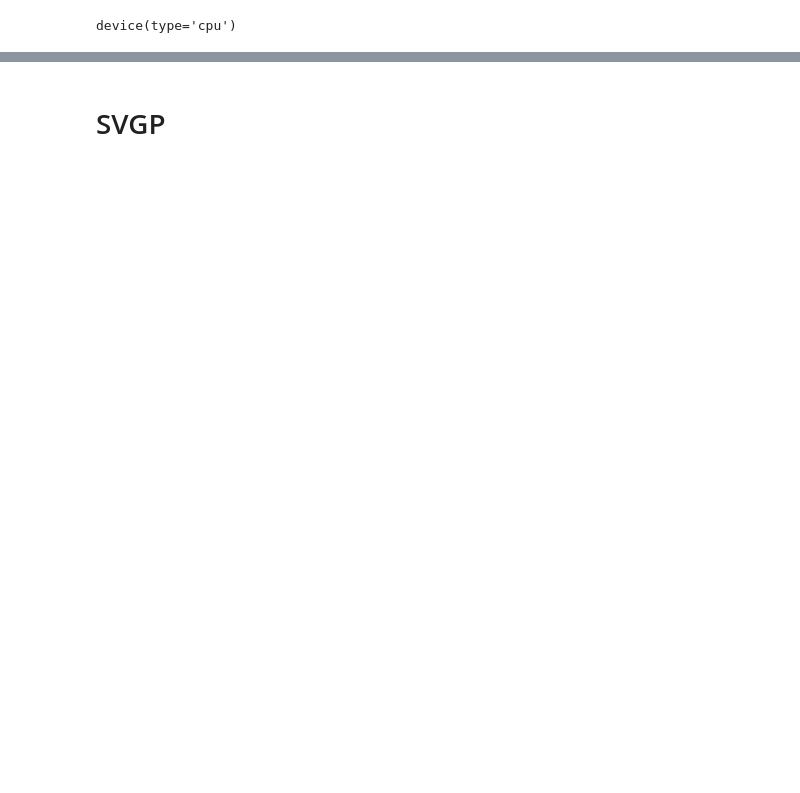
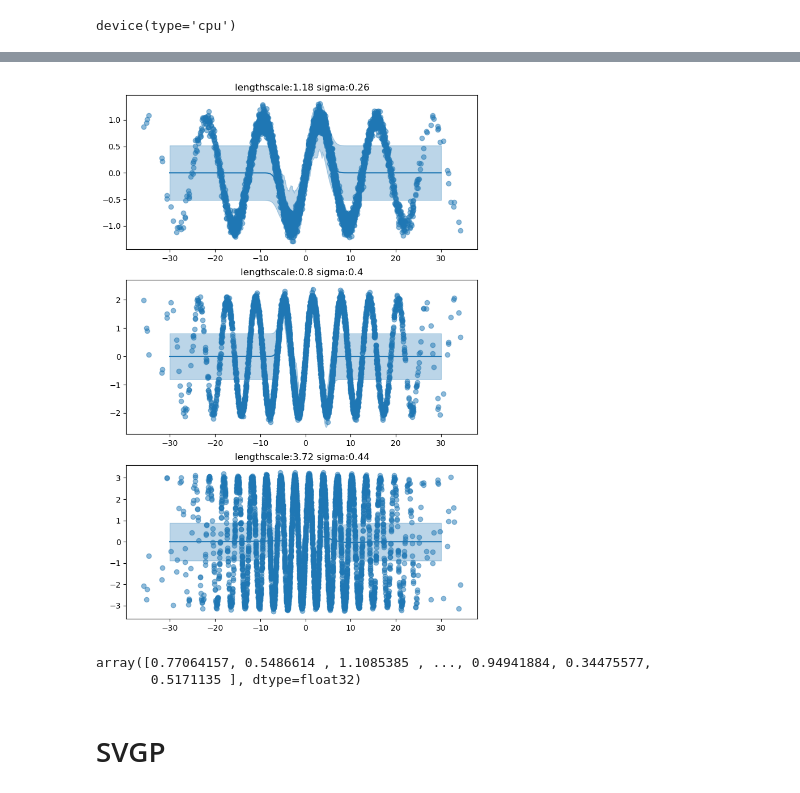
Before and after one commit to luisdiaz1997/GPzoo, a Jupyter notebook: notebooks/vnngp_multiple_gps.ipynb, the cells around one changed output, grey strips where cells are left out. Drawn from its saved outputs; the diff is of its cells as text; code cells hidden in the pictures; blank space fills up the shorter version.

```diff
--- a/notebooks/vnngp_multiple_gps.ipynb
+++ b/notebooks/vnngp_multiple_gps.ipynb
@@ -73,20 +84,22 @@ exp_data = {
     'time' : []
 }
 # %%
-for i in range(len(num_N)):
-    X, Y = make_data(D=3, N=num_N[i])
+torch.manual_seed(21)
+
+for i in range(1):
+    X, Y = make_data(D=3, N=5000)
     X = X[:, None]
 
     # initialize dictionary
     L = 3
     M = 1000
 
-    idx = torch.multinomial(torch.ones(X.shape[0]), num_samples=M, replacement=False)
+    dx = torch.multinomial(torch.ones(X.shape[0]), num_samples=M, replacement=False)
     kernel = NSF_RBF(L=L, sigma=1.0, lengthscale=5.0)
     gp = VNNGP(kernel, M=M, jitter=1e-1, K=5)
     gp.Lu = nn.Parameter(torch.eye(M).expand(L, M, M).clone())
     gp.mu = nn.Parameter(torch.randn((L, M)))
-    gp.Z = nn.Parameter(torch.tensor(X[idx]), requires_grad=True) # ADJUST
+    #gp.Z = nn.Parameter(torch.tensor(X[idx]), requires_grad=True) # ADJUST
 
     # update data dictionary
     exp_data['L'].append(L)
@@ -104,20 +117,21 @@ for i in range(len(num_N)):
 
     model.to(device)
     start_time = time.time()
-    losses, means, scales = train(model, optimizer, X_train, Y_train, device, steps=2000, E=10)
+    losses, means, scales = train(model, optimizer, X_train, Y_train, device, steps=1000, E=10)
     end_time = time.time()
     final_time = end_time - start_time
     exp_data['time'].append(final_time)
 
+
     # save losses
     fig1, ax1 = plt.subplots()
     plt.plot(losses)
-    fig1.savefig(f'{alg}_N={num_N[i]}_Z={M}_loss.png')
-    plt.close(fig1)
+    #fig1.savefig(f'{alg}_N={num_N[i]}_Z={M}_loss.png')
+    #plt.close(fig1)
 
     # save test figure
     model.cpu()
-    X_test= torch.linspace(-30, 30, 1000)[:, None]
+    X_test= torch.linspace(-30, 30, 2000)[:, None]
     qF, qU, pU = model.gp(X_test)
 
     fig2, ax2 = plt.subplots(3, 1, figsize=(8, 12))
@@ -135,7 +149,7 @@ for i in range(len(num_N)):
             alpha=0.3,
         )
       ax.set_title('lengthscale:'+str(np.round(model.gp.kernel.lengthscale[j].item(), 2))+' sigma:'+str(np.round(model.gp.kernel.sigma[j].item(), 2)))
-    fig2.savefig(f'{alg}_N={num_N[i]}_Z={M}_test.png')
+    #fig2.savefig(f'{alg}_N={num_N[i]}_Z={M}_test.png')
 
     # save model
-    torch.save(model.state_dict(), f'{alg}_N={num_N[i]}_Z={M}.pth')
+   #torch.save(model.state_dict(), f'{alg}_N={num_N[i]}_Z={M}.pth')
@@ -141,0 +201,27 @@ for i in range(len(num_N)):
+# %%
+# save test figure
+model.cpu()
+X_test= torch.linspace(-30, 30, 1000)[:, None]
+qF, qU, pU = model.gp(X_test)
+
+fig2, ax2 = plt.subplots(3, 1, figsize=(8, 12))
+for j in range(3):
+  ax = ax2[j]  # Use the ith subplot's axes for plotting
+  mean = qF.mean.detach().cpu().numpy()[j]
+  sd = qF.scale.detach().cpu().numpy()[j]
+  ax.plot(X_test, mean)
+  ax.scatter(X, Y[j], alpha=0.5)
+  ax.fill_between(
+  X_test[:, 0],  # Assuming X_test is a 2D array; adjust if necessary
+      (mean - 2.0 * sd),
+      (mean + 2.0 * sd),
+      color="C0",
+      alpha=0.3,)
+  ax.set_title('lengthscale:'+str(np.round(model.gp.kernel.lengthscale[j].item(), 2))+' sigma:'+str(np.round(model.gp.kernel.sigma[j].item(), 2)))
+# %% [output]
+[figure, added]
+# %%
+means[0][0]
+# %% [output]
+array([0.77064157, 0.5486614 , 1.1085385 , ..., 0.94941884, 0.34475577,
+       0.5171135 ], dtype=float32)
```
Also changed, not shown: parts of 19 cells of this notebook, 2 other files.
